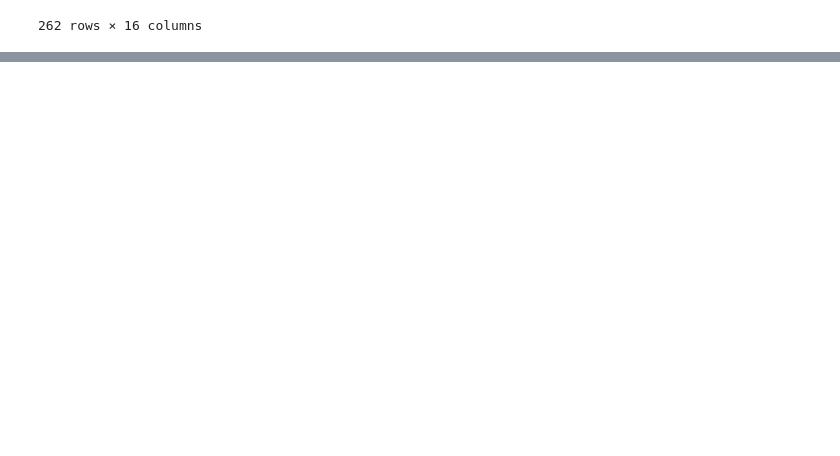
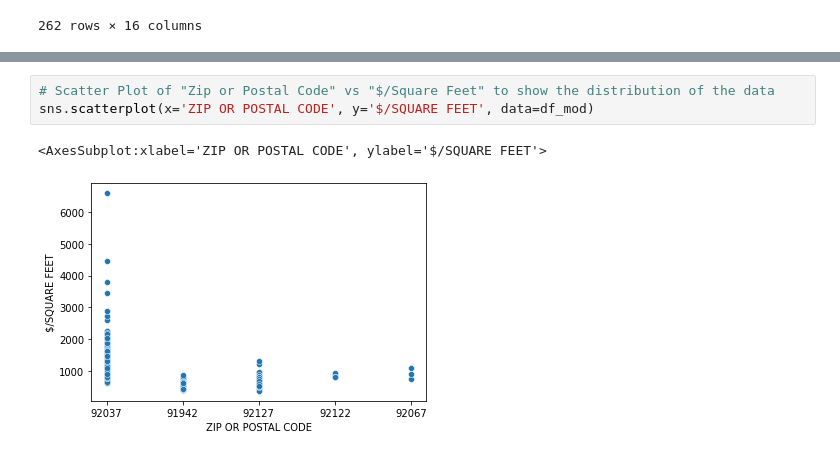
Before and after one commit to tmcgirr/Regression-Model-AAI-500-Project, a Jupyter notebook: data_explore.ipynb, the cells around one changed output, grey strips where cells are left out. Saved outputs shown, nothing was run; the diff lists cells and outputs as text; blank space fills up the shorter version.

```diff
--- a/data_explore.ipynb
+++ b/data_explore.ipynb
@@ -171,0 +182,6 @@ df_group_std
+# %%
+# Scatter Plot of "Zip or Postal Code" vs "$/Square Feet" to show the distribution of the data
+sns.scatterplot(x='ZIP OR POSTAL CODE', y='$/SQUARE FEET', data=df_mod)
+# %% [output]
+<AxesSubplot:xlabel='ZIP OR POSTAL CODE', ylabel='$/SQUARE FEET'>
+[figure, added]
```
Also changed, not shown: parts of 20 cells of this notebook.
